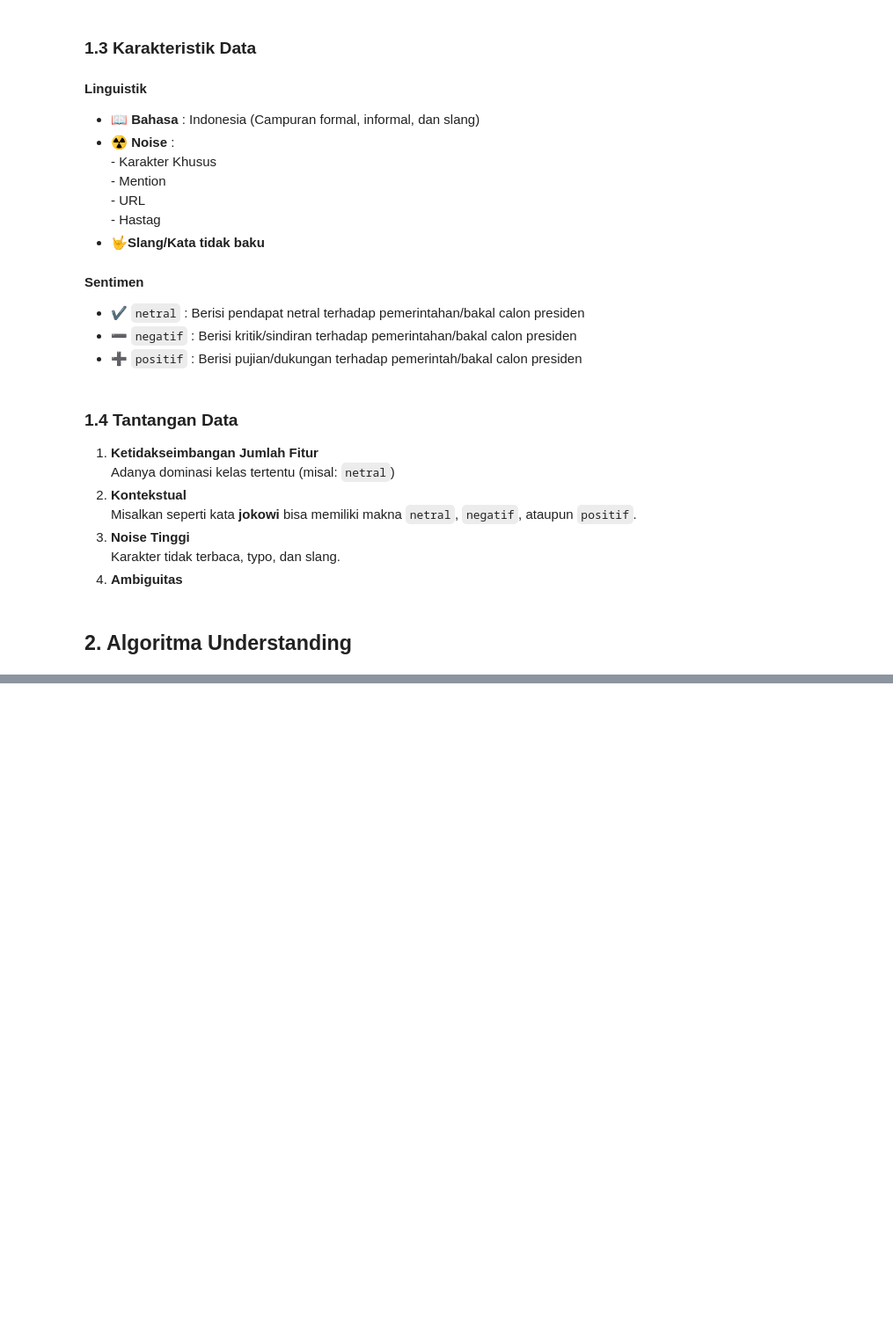
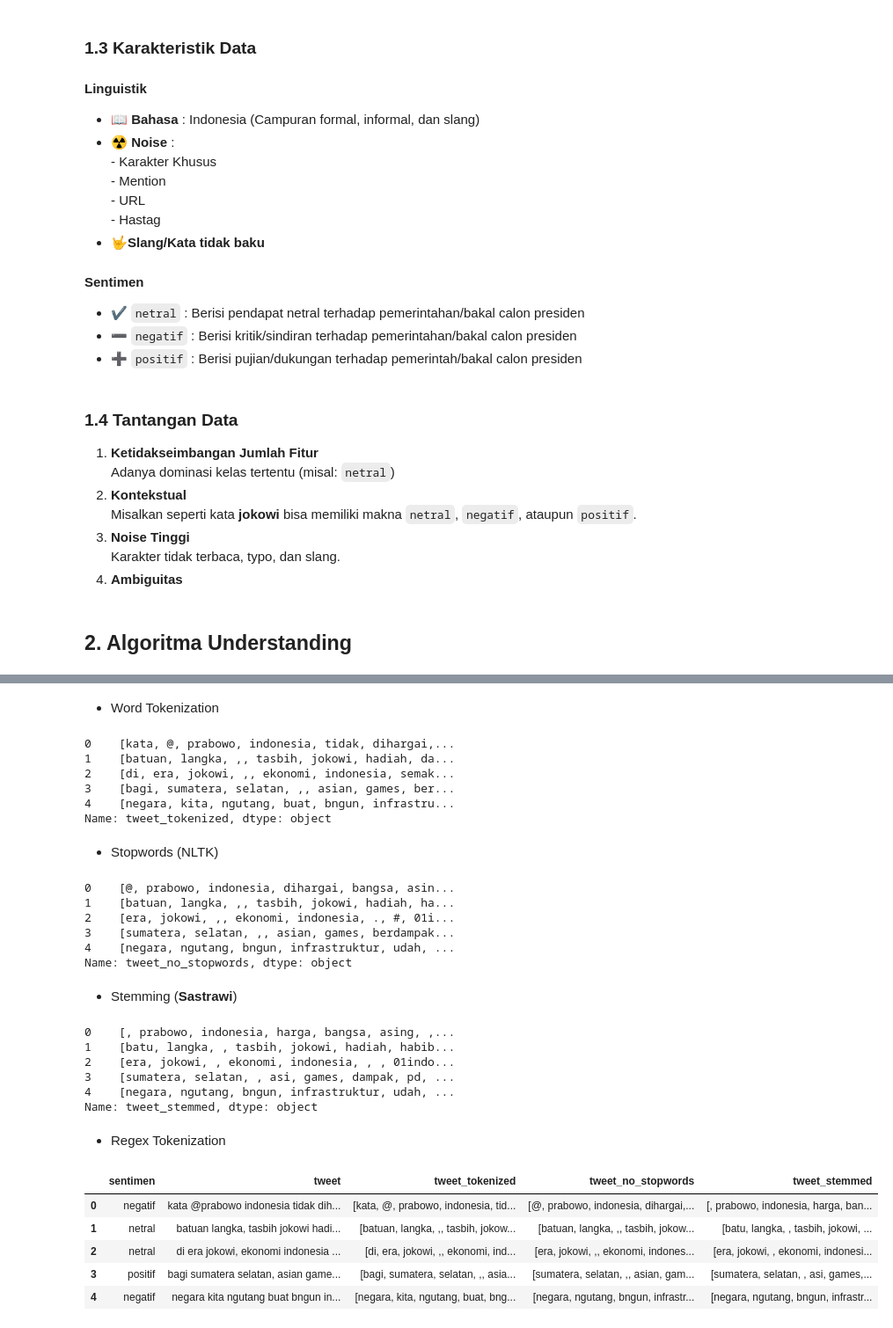
Before and after one commit to SuwandiRamadhan/Bootcamp-AI, a Jupyter notebook: Project 1/project1.ipynb, the cells around one changed output, grey strips where cells are left out. Shown at 88% size. Drawn from its saved outputs; the diff is of its cells as text; code cells hidden in the pictures; blank space fills up the shorter version.

```diff
--- a/Project 1/project1.ipynb
+++ b/Project 1/project1.ipynb
@@ -50,0 +156,55 @@
+# %% [markdown]
+- Word Tokenization
+# %%
+from nltk.tokenize import word_tokenize
+
+df['tweet_tokenized'] = df['tweet'].apply(word_tokenize)
+print(df['tweet_tokenized'].head())
+# %% [output]
+0    [kata, @, prabowo, indonesia, tidak, dihargai,...
+1    [batuan, langka, ,, tasbih, jokowi, hadiah, da...
+2    [di, era, jokowi, ,, ekonomi, indonesia, semak...
+3    [bagi, sumatera, selatan, ,, asian, games, ber...
+4    [negara, kita, ngutang, buat, bngun, infrastru...
+Name: tweet_tokenized, dtype: object
+# %% [markdown]
+- Stopwords (NLTK)
+# %%
+from nltk.corpus import stopwords
+stop_words = set(stopwords.words('indonesian'))
+df['tweet_no_stopwords'] = df['tweet_tokenized'].apply(lambda x: [word for word in x if word not in stop_words])
+print(df['tweet_no_stopwords'].head())
+# %% [output]
+0    [@, prabowo, indonesia, dihargai, bangsa, asin...
+1    [batuan, langka, ,, tasbih, jokowi, hadiah, ha...
+2    [era, jokowi, ,, ekonomi, indonesia, ., #, 01i...
+3    [sumatera, selatan, ,, asian, games, berdampak...
+4    [negara, ngutang, bngun, infrastruktur, udah, ...
+Name: tweet_no_stopwords, dtype: object
+# %% [markdown]
+- Stemming (<strong>Sastrawi</strong>)
+# %%
+from Sastrawi.Stemmer.StemmerFactory import StemmerFactory
+
+factory = StemmerFactory()
+stemmer = factory.create_stemmer()
+df['tweet_stemmed'] = df['tweet_no_stopwords'].apply(lambda x: [stemmer.stem(word) for word in x])
+print(df['tweet_stemmed'].head())
+# %% [output]
+0    [, prabowo, indonesia, harga, bangsa, asing, ,...
+1    [batu, langka, , tasbih, jokowi, hadiah, habib...
+2    [era, jokowi, , ekonomi, indonesia, , , 01indo...
+3    [sumatera, selatan, , asi, games, dampak, pd, ...
+4    [negara, ngutang, bngun, infrastruktur, udah, ...
+Name: tweet_stemmed, dtype: object
+# %% [markdown]
+- Regex Tokenization
+# %%
+df.head()
+# %% [output]
+|  | sentimen | tweet | tweet_tokenized | tweet_no_stopwords | tweet_stemmed |
+| 0 | negatif | kata @prabowo indonesia tidak dih... | [kata, @, prabowo, indonesia, tid... | [@, prabowo, indonesia, dihargai,... | [, prabowo, indonesia, harga, ban... |
+| 1 | netral | batuan langka, tasbih jokowi hadi... | [batuan, langka, ,, tasbih, jokow... | [batuan, langka, ,, tasbih, jokow... | [batu, langka, , tasbih, jokowi, ... |
+| 2 | netral | di era jokowi, ekonomi indonesia ... | [di, era, jokowi, ,, ekonomi, ind... | [era, jokowi, ,, ekonomi, indones... | [era, jokowi, , ekonomi, indonesi... |
+| 3 | positif | bagi sumatera selatan, asian game... | [bagi, sumatera, selatan, ,, asia... | [sumatera, selatan, ,, asian, gam... | [sumatera, selatan, , asi, games,... |
+| 4 | negatif | negara kita ngutang buat bngun in... | [negara, kita, ngutang, buat, bng... | [negara, ngutang, bngun, infrastr... | [negara, ngutang, bngun, infrastr... |
```
Also changed, not shown: parts of 22 cells of this notebook.
